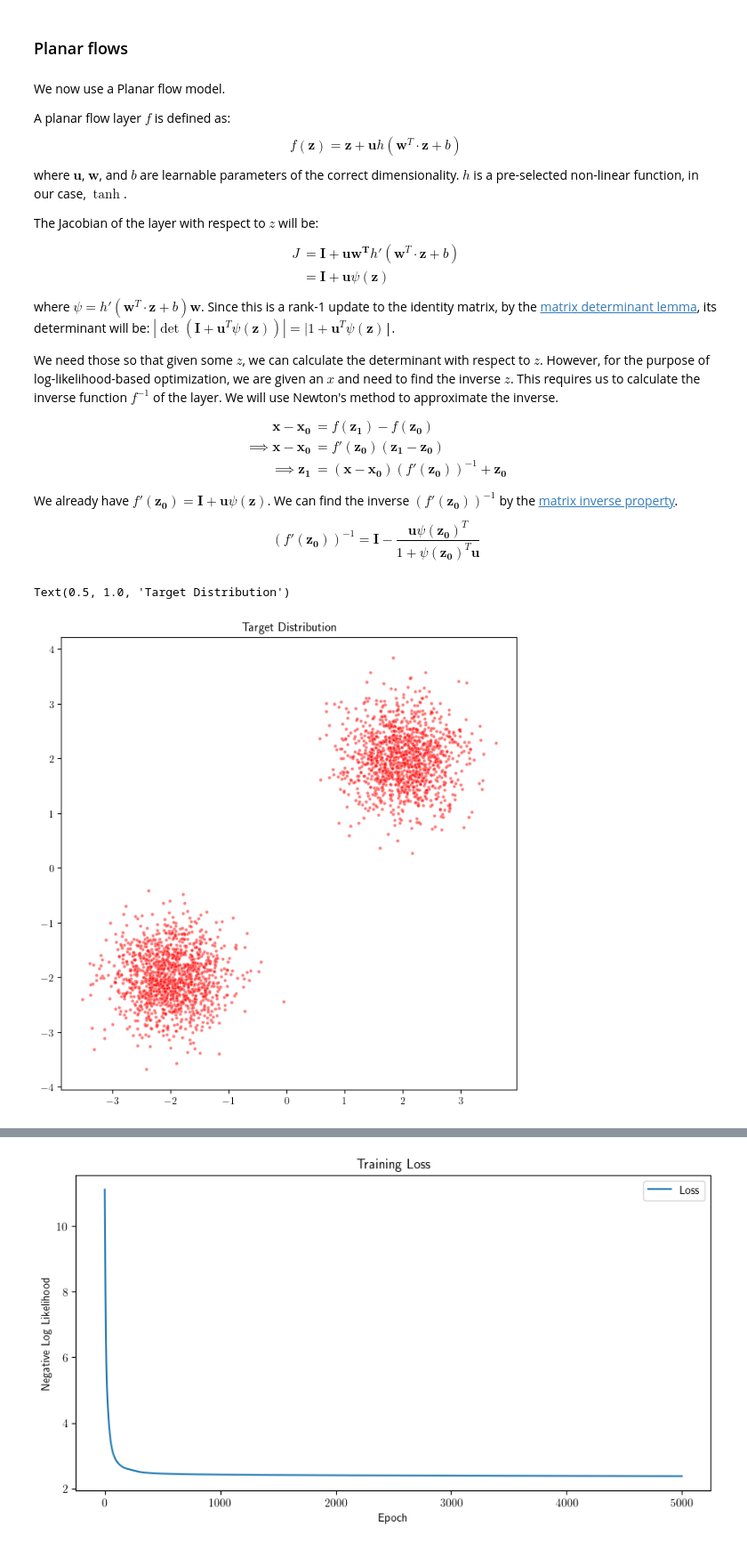
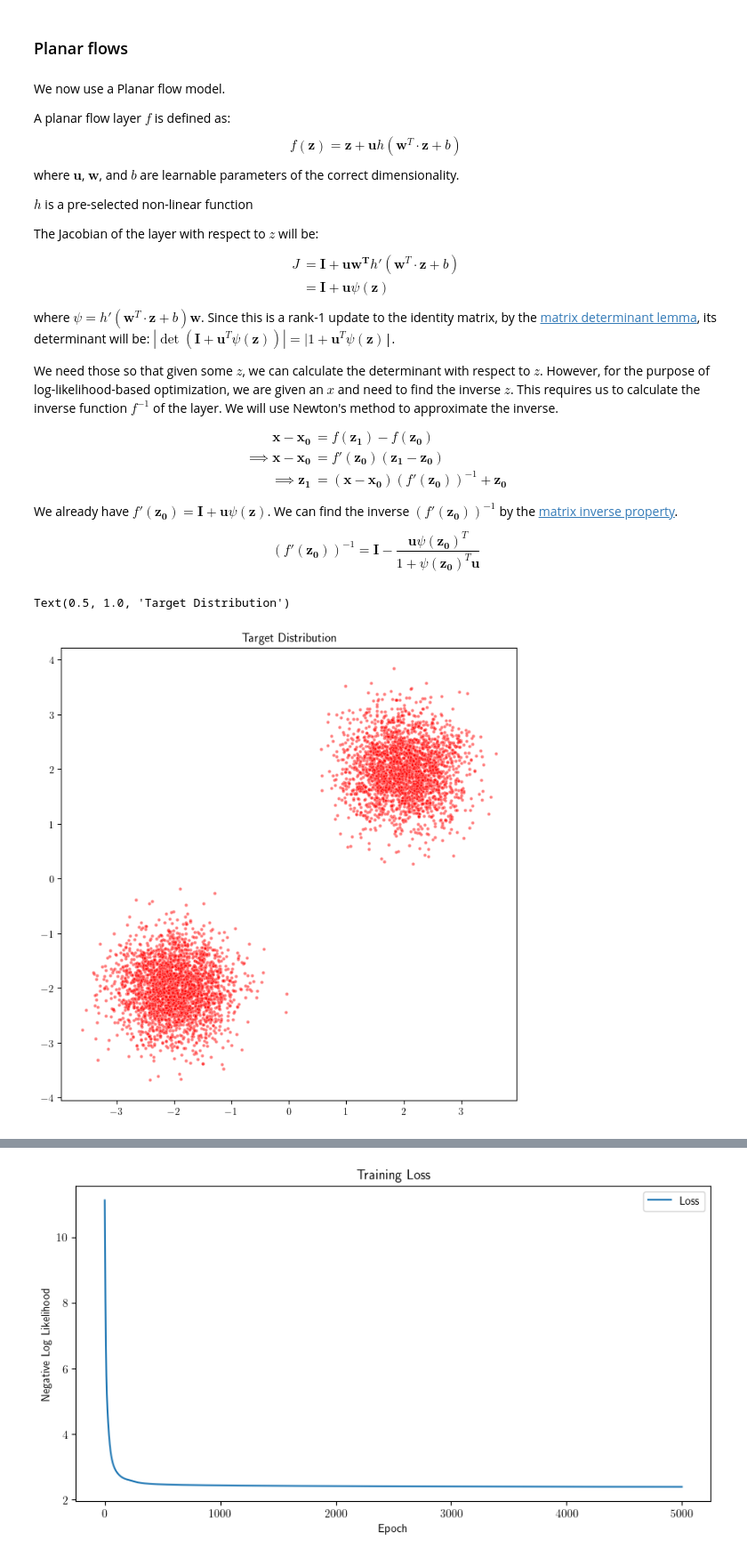
Before and after one commit to ArjunS07/s25-fermilab-research, a Jupyter notebook: week-1/normalizing-flows.ipynb, the cells around one changed output, grey strips where cells are left out. Shown: that part at 89% size. Cells and saved outputs as stored; diff of their text form; code cells hidden in the pictures.

```diff
--- a/week-1/normalizing-flows.ipynb
+++ b/week-1/normalizing-flows.ipynb
@@ -175,7 +175,9 @@ A planar flow layer $f$ is defined as:
 $$
 f(\mathbf{z}) = \mathbf{z} + \mathbf{u} h(\mathbf{w}^T \cdot \mathbf{z} + b)
 $$
-where $\mathbf{u}$, $\mathbf{w}$, and $b$ are learnable parameters of the correct dimensionality. $h$ is a pre-selected non-linear function, in our case, $\tanh$.
+where $\mathbf{u}$, $\mathbf{w}$, and $b$ are learnable parameters of the correct dimensionality.
+
+$h$ is a pre-selected non-linear function
 
 The Jacobian of the layer with respect to $z$ will be:
 \begin{align*}
@@ -304,13 +305,13 @@ def create_target_distribution(num_samples=1000, dim=2):
     return samples
 # %%
 torch.manual_seed(RANDOM_SEED)
-target_dist = create_target_distribution(num_samples=5000, dim=2)
+target_dist = create_target_distribution(num_samples=10000, dim=2)
 plt.figure(figsize=(8, 8))
 sns.scatterplot(x=target_dist[:, 0].cpu().numpy(), y=target_dist[:, 1].cpu().numpy(), s=10, color='red', alpha=0.5)
 plt.title("Target Distribution")
 # %% [output]
 Text(0.5, 1.0, 'Target Distribution')
-[figure, old version]
+[figure, new version]
 # %%
 torch.manual_seed(RANDOM_SEED)
 dim = 2
```
Also changed, not shown: parts of 4 cells of this notebook, 5 other files.
